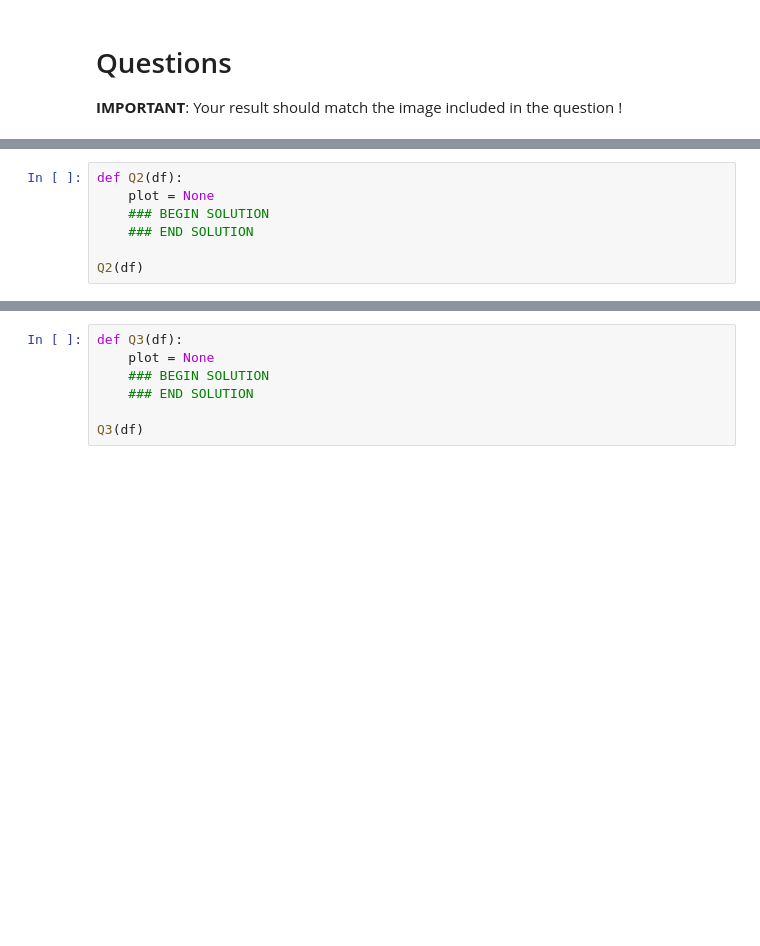
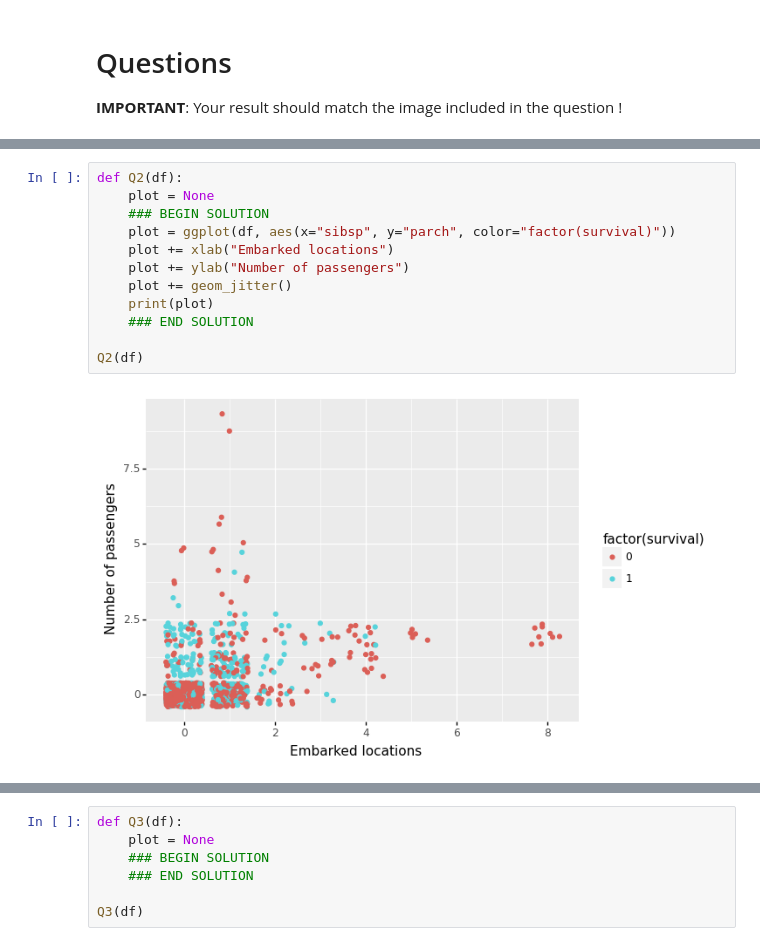
Before and after one commit to jambrr/assignments, a Jupyter notebook: big_data/09-PLOTS/09-PLOTS.ipynb, the cells around one changed output, grey strips where cells are left out. Saved outputs shown, nothing was run; the diff lists cells and outputs as text; blank space fills up the shorter version.

```diff
--- a/big_data/09-PLOTS/09-PLOTS.ipynb
+++ b/big_data/09-PLOTS/09-PLOTS.ipynb
@@ -82,10 +99,17 @@ __2. Create a jitter plot with a point size of 0.5 that represents the relation
 # %%
 def Q2(df):
     plot = None
     ### BEGIN SOLUTION
+    plot = ggplot(df, aes(x="sibsp", y="parch", color="factor(survival)"))
+    plot += xlab("Embarked locations")
+    plot += ylab("Number of passengers")
+    plot += geom_jitter()
+    print(plot)
     ### END SOLUTION
 
 Q2(df)
+# %% [output]
+[figure, added]
 # %% [markdown]
 __3. Create a box plot with 'red' outlier color and variable width to show the relation between `pclass` (x-axis) and `age` (y-axis) variables__
 - __note__: the outlier color must be 'red', not '#FF0000' or other alternatives
```
Also changed, not shown: parts of 3 cells of this notebook.
